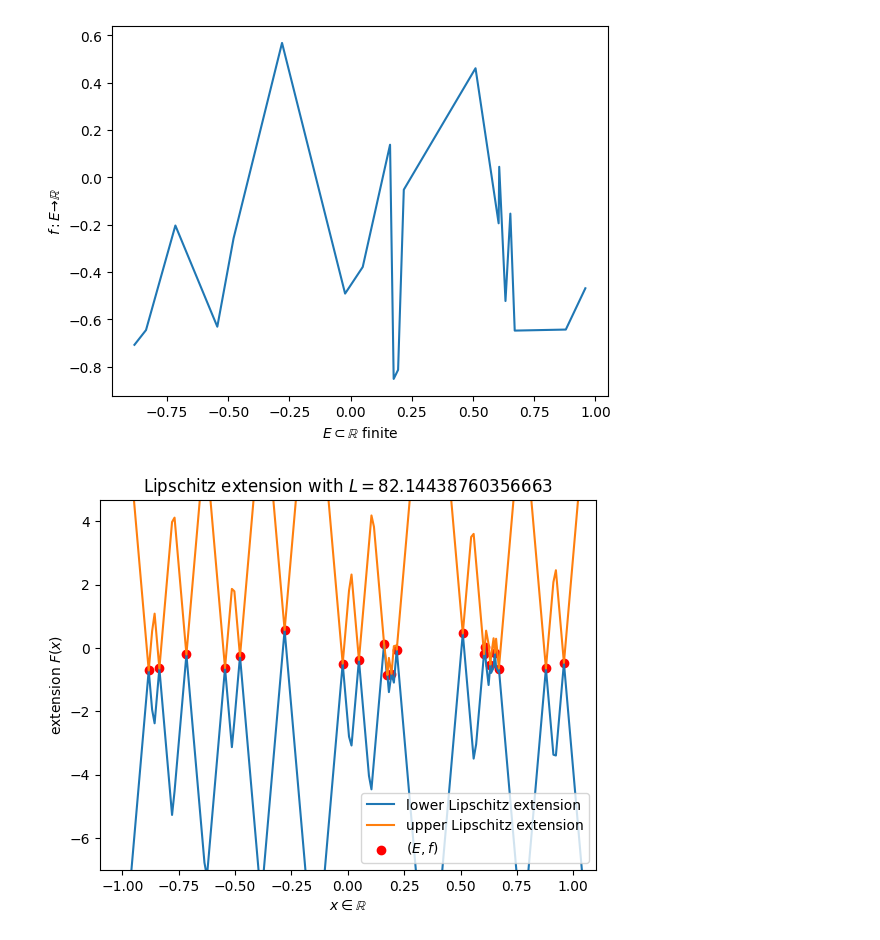
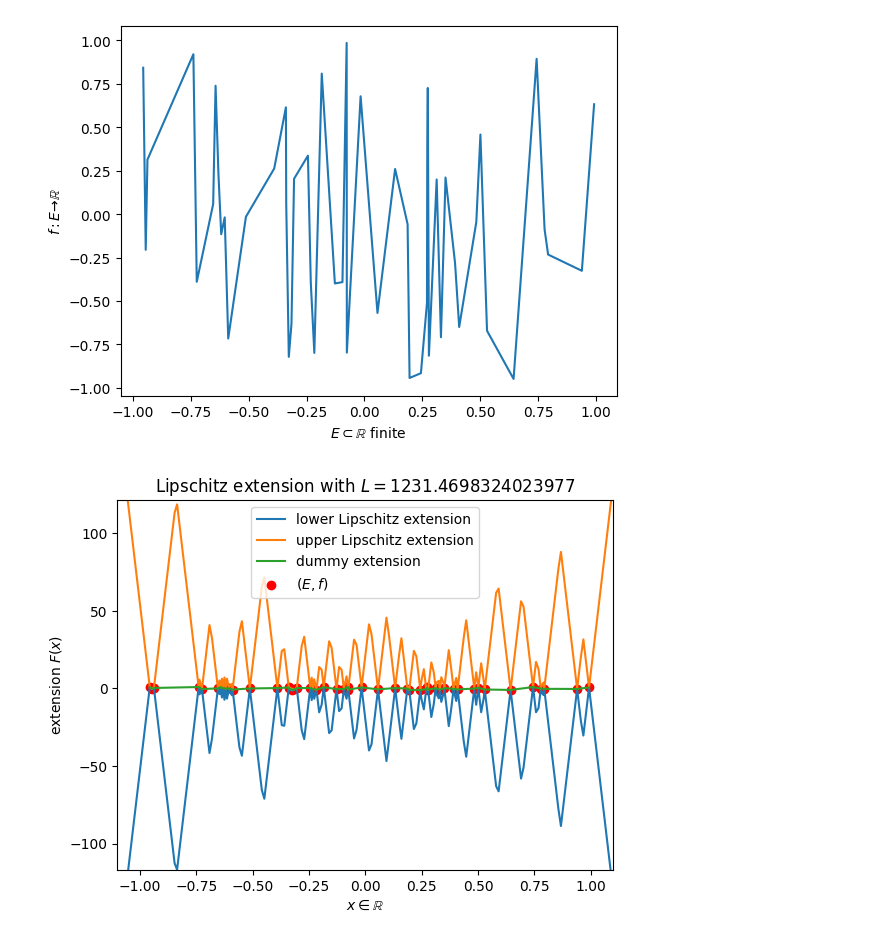
Before and after one commit to jfsmath/lipschitzextension, a Jupyter notebook: McShane's formula.ipynb, the cells around one changed output. Saved outputs shown, nothing was run; the diff lists cells and outputs as text; code cells hidden in the pictures.

Commit message:
Update McShane's formula.ipynb
added the plot for dummy extension

```diff
--- a/McShane's formula.ipynb
+++ b/McShane's formula.ipynb
@@ -7,15 +7,16 @@ import math
 # %%
 random.seed(42)
 # %%
-E = np.sort(np.random.uniform(-1,1,20)) # data set
-f = np.random.uniform(-1,1,20) # function
+num_points = 50
+E = np.sort(np.random.uniform(-1,1,num_points)) # data set
+f = np.random.uniform(-1,1,num_points) # function
 # %%
 plt.plot(E,f)
 plt.xlabel(r'$E\subset \mathbb{R}$ finite')
 plt.ylabel(r'$f:E \to \mathbb{R}$')
 plt.show()
 # %% [output]
-[figure, old version]
+[figure, new version]
 # %%
 # A function to compute the minimal Lipschitz constant
 def lipnorm(E,f):
@@ -53,16 +54,20 @@ x_val = np.linspace(-1.1,1.1,200)
 x_val = np.sort(np.concatenate((x_val,E)))
 y_val_lower = lip_ext_lower(x_val,E,f)
 y_val_upper = lip_ext_upper(x_val,E,f)
+
+
+L = lipnorm(E,f)
 # %%
 plt.plot(x_val,y_val_lower, label = r'lower Lipschitz extension')
 plt.plot(x_val,y_val_upper, label = r'upper Lipschitz extension')
+plt.plot(E,f, label = r'dummy extension')
 plt.scatter(E,f, color = 'red', label=r'$(E,f)$')
 plt.xlim(-1.1,1.1)
 plt.ylim(0.1*L*np.min(f),0.1*L*np.max(f))
 plt.xlabel(r'$x\in \mathbb{R}$')
 plt.ylabel(r'extension $F(x)$')
 plt.title(r'Lipschitz extension with $L=$'+str(L))
 plt.legend()
 plt.show()
 # %% [output]
-[figure, old version]
+[figure, new version]
```
